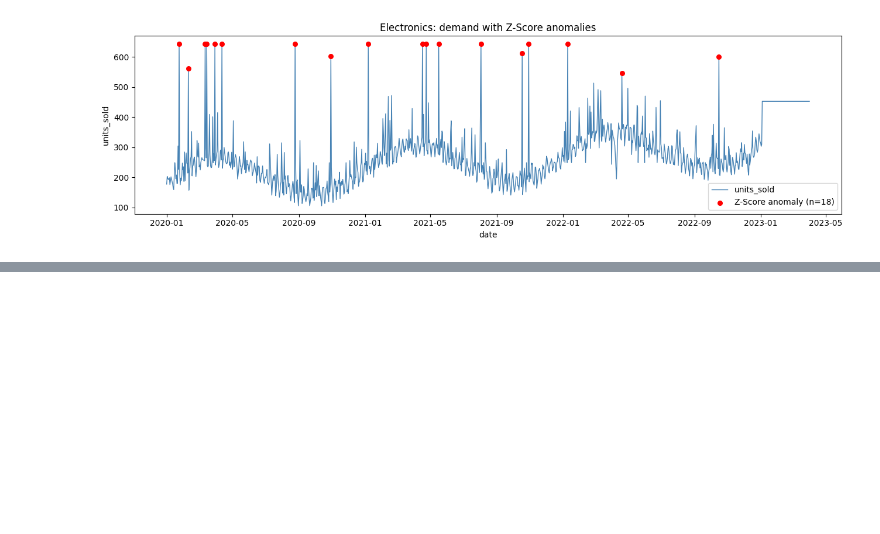
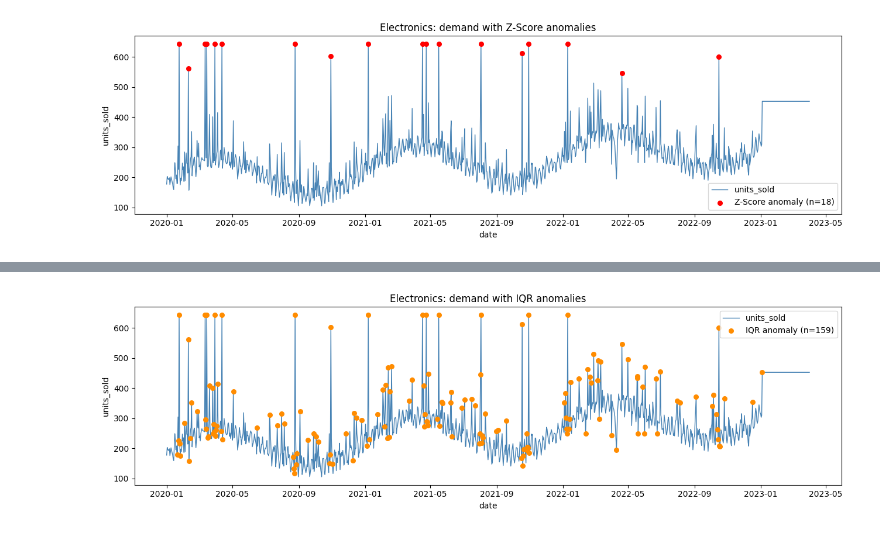
Before and after one commit to ManasXakistis/Supply-Chain-Analytics---Demand-Forecasting-Anomaly-Detection, a Jupyter notebook: notebooks/anomaly_detection.ipynb, the cells around one changed output, grey strips where cells are left out. Saved outputs shown, nothing was run; the diff lists cells and outputs as text; code cells hidden in the pictures; blank space fills up the shorter version.

Commit message:
Add IQR anomaly detection method

```diff
--- a/notebooks/anomaly_detection.ipynb
+++ b/notebooks/anomaly_detection.ipynb
@@ -129,0 +136,11 @@ plt.tight_layout(); plt.show()
+# %%
+IQR_K = 1.5
+
+def iqr_flag(s):
+    q1, q3 = s.quantile(0.25), s.quantile(0.75)
+    iqr = q3 - q1
+    return (s < q1 - IQR_K * iqr) | (s > q3 + IQR_K * iqr)
+
+work['anomaly_iqr'] = work.groupby('product_category')['residual'].transform(iqr_flag).fillna(False)
+print('IQR anomalies:', int(work['anomaly_iqr'].sum()))
+work.loc[work['anomaly_iqr'], ['date', 'product_category', 'units_sold', 'residual']].head()
@@ -129,0 +181,13 @@ plt.tight_layout(); plt.show()
+# %%
+sub = work[work['product_category'] == SAMPLE_CAT].sort_values('date')
+hits = sub[sub['anomaly_iqr']]
+
+fig, ax = plt.subplots(figsize=(13, 4))
+ax.plot(sub['date'], sub['units_sold'], color='steelblue', lw=1, label='units_sold')
+ax.scatter(hits['date'], hits['units_sold'], color='darkorange', s=30, zorder=5,
+           label=f'IQR anomaly (n={len(hits)})')
+ax.set_title(f'{SAMPLE_CAT}: demand with IQR anomalies')
+ax.set_xlabel('date'); ax.set_ylabel('units_sold'); ax.legend()
+plt.tight_layout(); plt.show()
+# %% [output]
+[figure, added]
```
Also changed, not shown: parts of 4 cells of this notebook.
